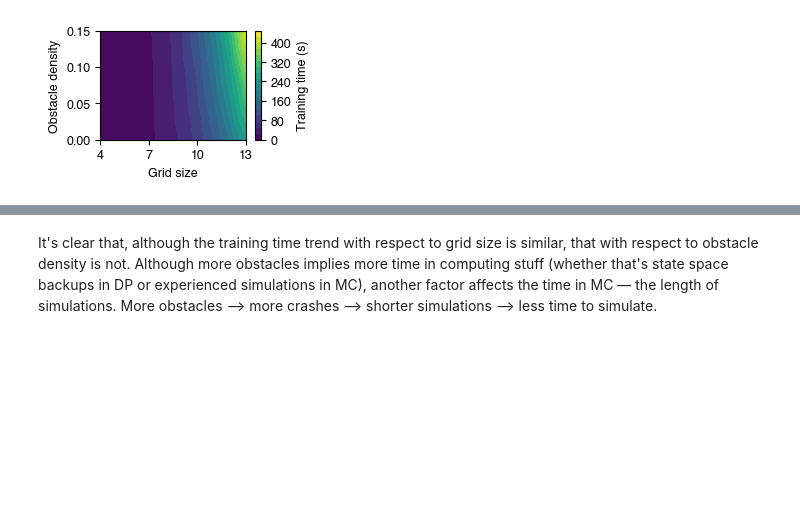
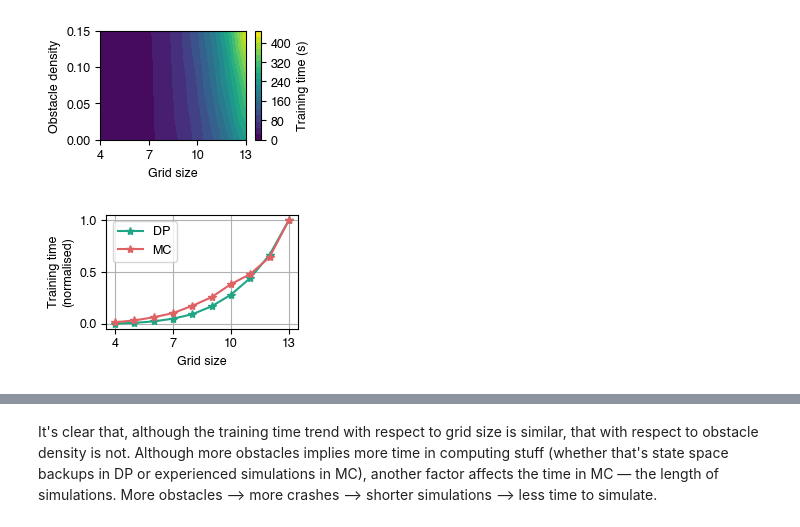
Before and after one commit to berkpereira/gridworld-numpy, a Jupyter notebook: eda_4d.ipynb, the cells around one changed output, grey strips where cells are left out. Saved outputs shown, nothing was run; the diff lists cells and outputs as text; code cells hidden in the pictures; blank space fills up the shorter version.

```diff
--- a/eda_4d.ipynb
+++ b/eda_4d.ipynb
@@ -152,3 +152,49 @@ if save:
 plt.show()
 # %% [output]
 [figure]
+# %%
+import matplotlib.pyplot as plt
+import matplotlib.tri as tri
+from matplotlib.ticker import MaxNLocator
+
+fig = plt.figure(figsize=(fsp.text_width * fsp.text_width_factor, 1.8))
+
+method = 'both'
+obstacle_density = 0.15
+
+ax = fig.add_subplot()
+
+# Filter the data based on the fixed obstacle density
+df_filtered = df_train[df_train['obstacle_density'] == obstacle_density]
+
+# Get the x, y, z values
+x, y_train_mc = df_filtered['grid_size'], df_filtered['MC4']
+y_train_dp = df_filtered['DP4']
+
+# Plot the data
+if method == 'mc':
+    cmap = plt.get_cmap('plasma')
+    ax.plot(x, y_train_mc, color=cmap.colors[150])
+elif method == 'dp':
+    cmap = plt.get_cmap('viridis')
+    ax.plot(x, y_train_dp, color=cmap.colors[150])
+elif method == 'both':
+    cmap = plt.get_cmap('viridis')
+    ax.plot(x, y_train_dp / np.amax(y_train_dp), '-*', color=cmap.colors[150], label='DP')
+    cmap = plt.get_cmap('plasma')
+    ax.plot(x, y_train_mc / np.amax(y_train_mc), '-*', color=cmap.colors[150], label='MC')
+
+# Set labels for the axes
+ax.set_xlabel('Grid size')
+ax.set_ylabel('Training time\n(normalised)')
+ax.set_xticks(np.arange(4, 14, 3))
+plt.grid(True)
+plt.legend()
+plt.tight_layout()
+
+save = False
+if save:
+    plt.savefig(f'{fsp.fig_path}/4d-{method}-train-times-obstacle-density-{obstacle_density}.pdf')
+plt.show()
+# %% [output]
+[figure, added]
```
Also changed, not shown: parts of 2 cells of this notebook.
